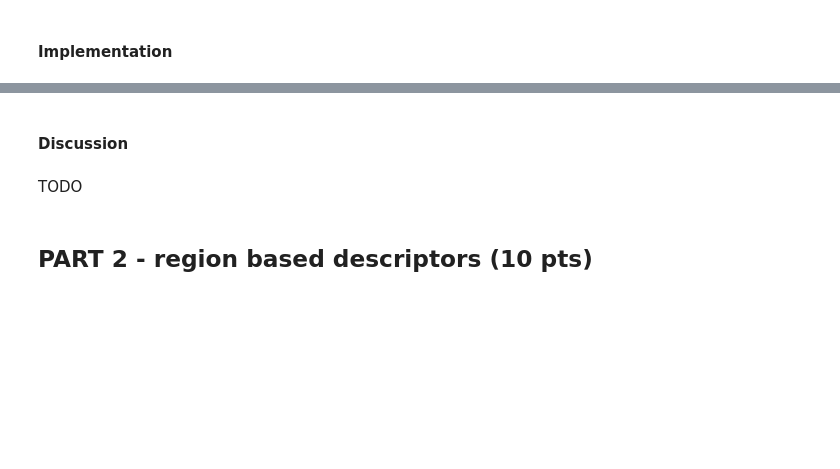
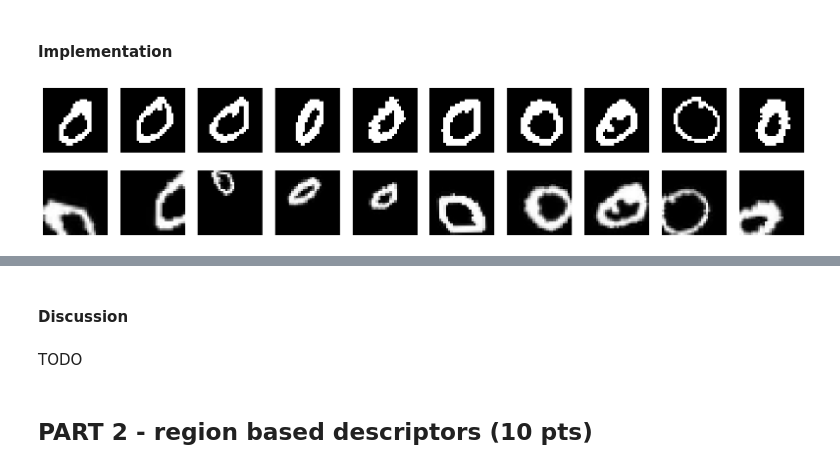
Before and after one commit to lindadelacombaz/iapr-2023, a Jupyter notebook: lab_02_object_description.ipynb, the cells around one changed output, grey strips where cells are left out. Drawn from its saved outputs; the diff is of its cells as text; code cells hidden in the pictures; blank space fills up the shorter version.

```diff
--- a/lab_02_object_description.ipynb
+++ b/lab_02_object_description.ipynb
@@ -576,18 +611,34 @@ def random_scale(img):
 # %%
 # We will define 4 sets of new images below
 
-# TODO: Apply only rotation for each "0" and "1" and store results below
+# TODO: Apply only rotation for each "0" and "1" and store results below:
 rotated_images_zeros = []
 rotated_images_ones = []
+for img in zeros:
+    rotated_images_zeros.append(random_rotate(img, 90))
+for img in ones:
+    rotated_images_ones.append(random_rotate(img, 90))
 
-# TODO: Apply only translation for each "0" and "1" and store results below
+# TODO: Apply only translation for each "0" and "1" and store results below:
 translated_images_zeros = []
 translated_images_ones = []
+for img in zeros:
+    translated_images_zeros.append(random_translate(img))
+for img in ones:
+    translated_images_ones.append(random_translate(img))
 
 # TODO: Apply only scaling for each "0" and "1" and store results below
 scaled_images_zeros = []
 scaled_images_ones = []
+for img in zeros:
+    scaled_images_zeros.append(random_scale(img))
+for img in ones:
+    scaled_images_ones.append(random_scale(img))
 
-# TODO: Apply all 3 transformations sequentially, in your custom order, for each "0" and "1" and store results below
+# TODO: Apply all 3 transformations sequentially, in your custom order, for each "0" and "1" and store results below:
 transformed_images_zeros = []
 transformed_images_ones = []
+for img in zeros:
+    transformed_images_zeros.append(random_scale(random_translate(random_rotate(img, 90))))
+for img in ones:
+    transformed_images_ones.append(random_scale(random_translate(random_rotate(img, 90))))
@@ -600,0 +645,13 @@ transformed_images_ones = []
+# %%
+# Show the first 10 images of each set of transformed images (20 images in total):
+fig = plt.figure(figsize=(20, 4))
+for i in range(10):
+    ax = fig.add_subplot(2, 10, i+1)
+    ax.imshow(zeros[i], cmap='gray')
+    ax.axis('off')
+    ax = fig.add_subplot(2, 10, i+11)
+    ax.imshow(transformed_images_zeros[i], cmap='gray')
+    ax.axis('off')
+plt.show()
+# %% [output]
+[figure, added]
```
Also changed, not shown: parts of 36 cells of this notebook.
